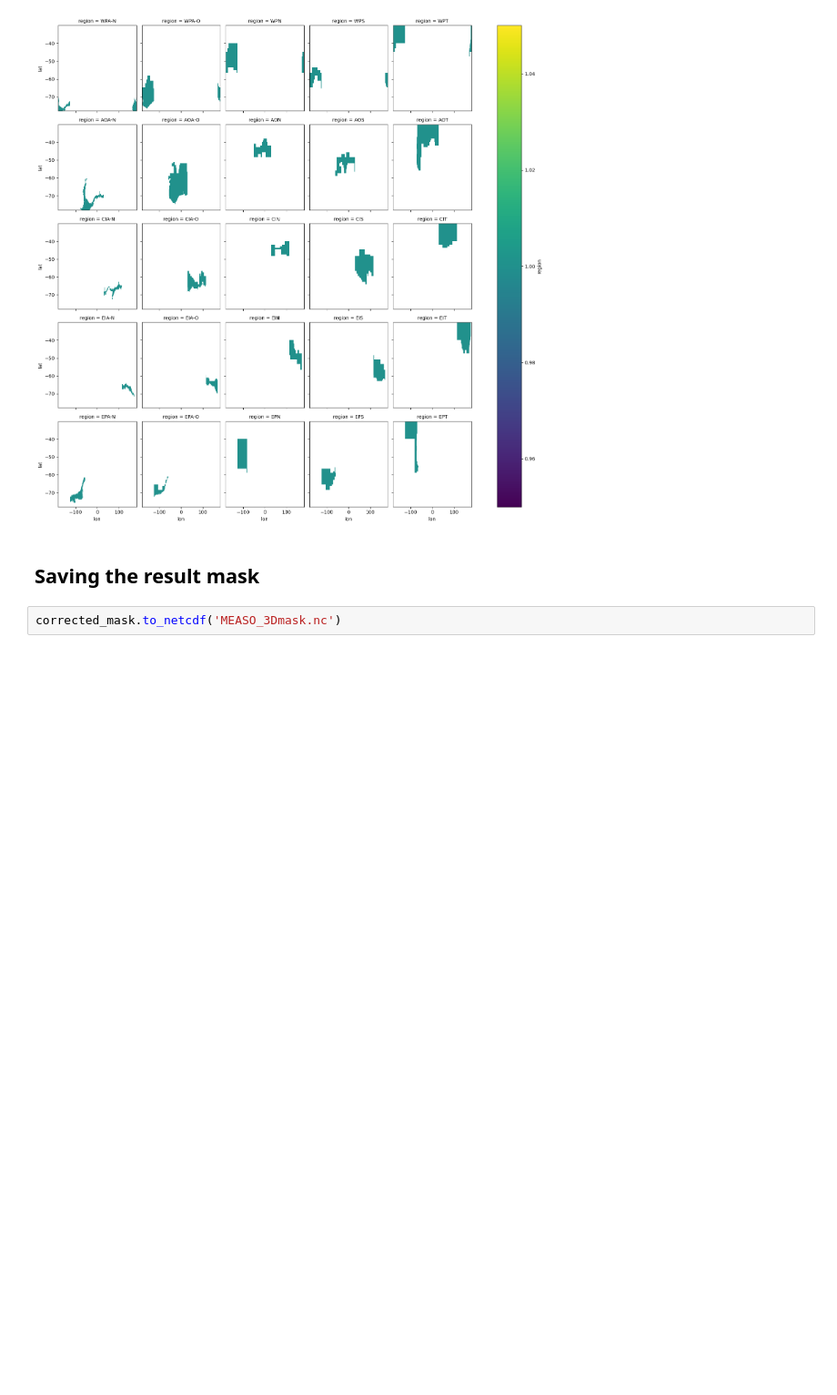
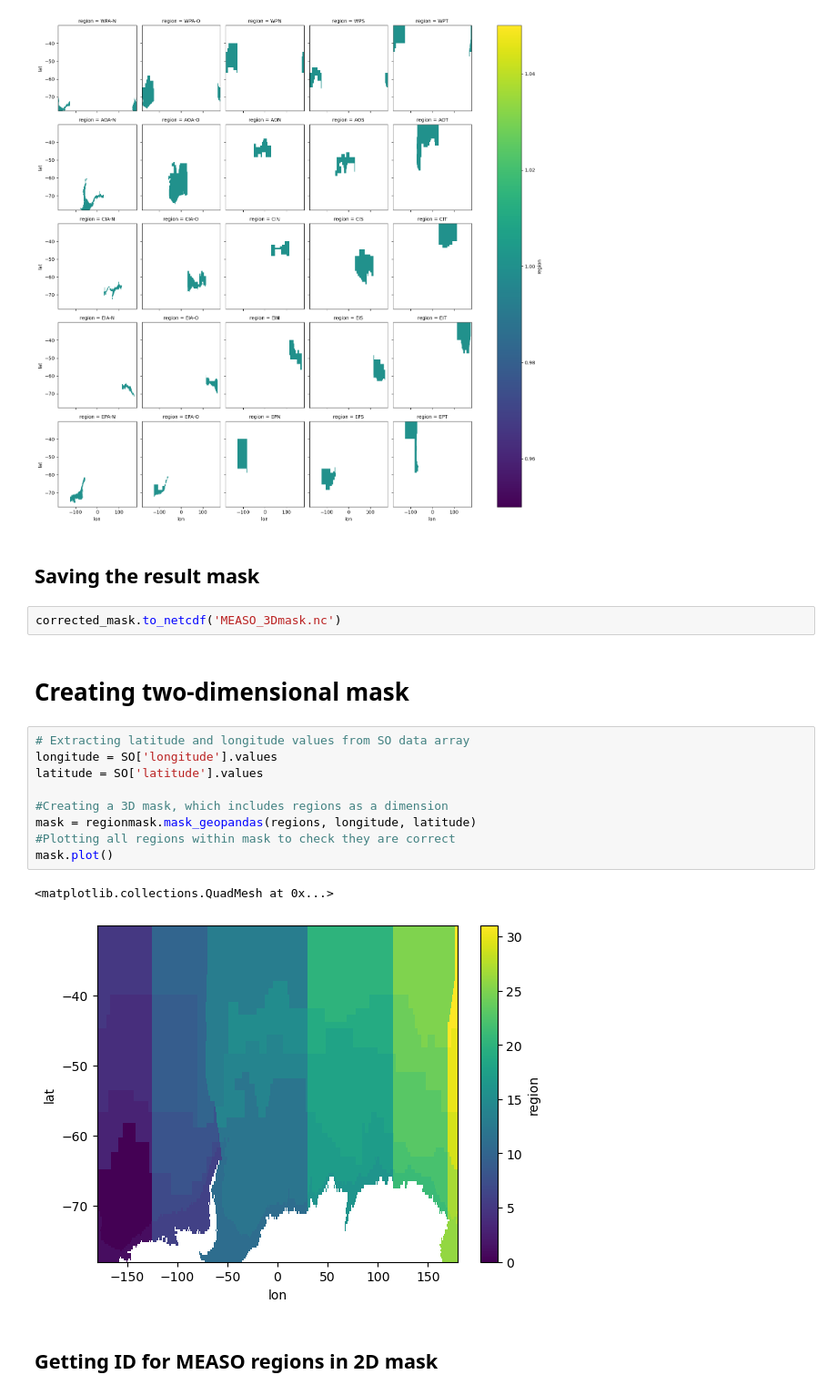
Before and after one commit to lidefi87/ACCESS_scripts_DFA, a Jupyter notebook: Scripts/MEASO/0_CreatingMeasoMask.ipynb, the cells around one changed output. Shown at 91% size. Cells and saved outputs as stored; diff of their text form; blank space fills up the shorter version.

Commit message:
Updating SeaIceSeasonality
Updating SeaIceSeasonality - More plots

```diff
--- a/Scripts/MEASO/0_CreatingMeasoMask.ipynb
+++ b/Scripts/MEASO/0_CreatingMeasoMask.ipynb
@@ -169,3 +170,19 @@ corrected_mask.plot(col = 'region', col_wrap = 5)
 ## Saving the result mask
 # %%
 corrected_mask.to_netcdf('MEASO_3Dmask.nc')
+# %% [markdown]
+# Creating two-dimensional mask
+# %%
+# Extracting latitude and longitude values from SO data array
+longitude = SO['longitude'].values
+latitude = SO['latitude'].values
+
+#Creating a 3D mask, which includes regions as a dimension
+mask = regionmask.mask_geopandas(regions, longitude, latitude)
+#Plotting all regions within mask to check they are correct
+mask.plot()
+# %% [output]
+<matplotlib.collections.QuadMesh at 0x...>
+[figure, added]
+# %% [markdown]
+## Getting ID for MEASO regions in 2D mask
```
Also changed, not shown: parts of 9 cells of this notebook, 7 other files.
